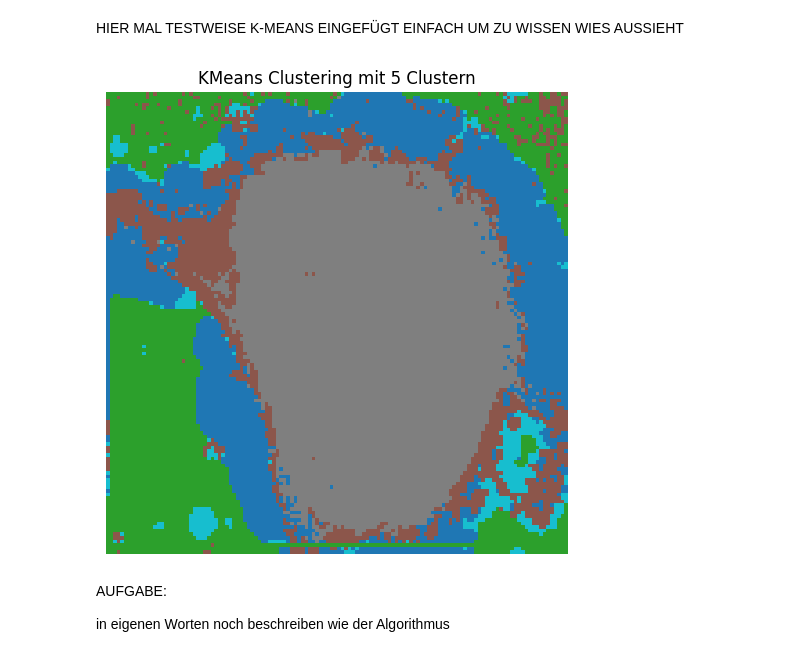
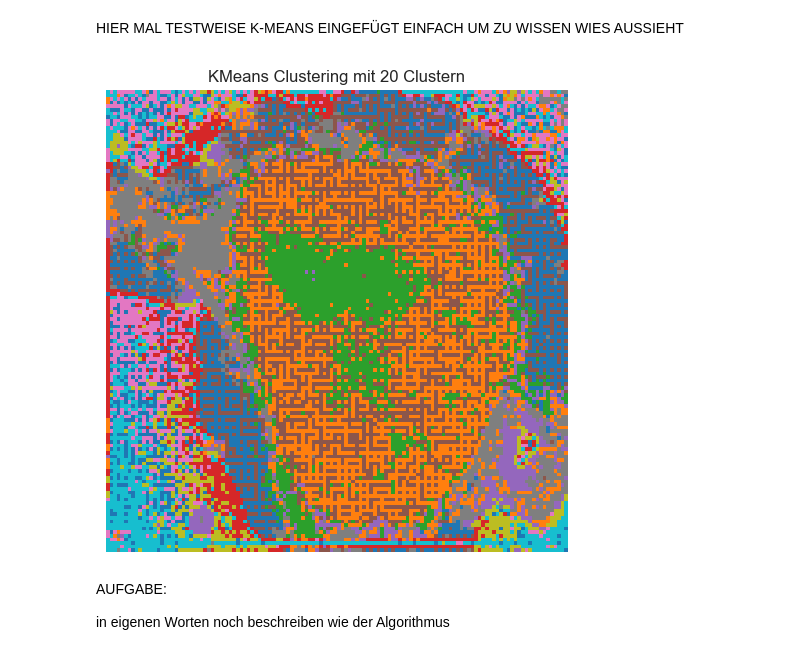
Before and after one commit to janphr03/MassSpectrometryImaging, a Jupyter notebook: Main.ipynb, the cells around one changed output. Drawn from its saved outputs; the diff is of its cells as text; code cells hidden in the pictures.

```diff
--- a/Main.ipynb
+++ b/Main.ipynb
@@ -262,30 +309,28 @@ HIER MAL TESTWEISE K-MEANS EINGEFÜGT EINFACH UM ZU WISSEN WIES AUSSIEHT
 # %%
 # Clustering – unüberwachtes Lernen auf den MSI-Daten
 # Ziel: Ähnliche Pixel anhand ihres Spektrums gruppieren (z. B. Gewebearten)
-
-
 
 # --- Schritt 1: Datenreduktion für Clustering ---
 # PCA auf z.B. 10 Dimensionen reduzieren (damit KMeans stabiler wird)
 spectral_matrix_reduced = spectral_matrix_pca
 
 # --- Schritt 2: KMeans Clustering ---
-n_clusters = 5 # Beispiel: 5 Gewebetypen / Regionen
+n_clusters = 20 # Beispiel: 5 Gewebetypen / Regionen
 kmeans = KMeans(n_clusters=n_clusters, random_state=42)
 cluster_labels = kmeans.fit_predict(spectral_matrix_reduced)
 
 # --- Schritt 3: Zurück in räumliche Form bringen ---
 height, width = ims_cube.shape[:2]
 cluster_image = cluster_labels.reshape(height, width)
 
 # --- Schritt 4: Ergebnis visualisieren ---
 plt.figure(figsize=(6, 6))
 plt.imshow(cluster_image, cmap='tab10')
 plt.title(f"KMeans Clustering mit {n_clusters} Clustern")
 plt.axis('off')
 plt.show()
 # %% [output]
-[figure, old version]
+[figure, new version]
 # %% [markdown]
 AUFGABE:
 
```
Also changed, not shown: parts of 8 cells of this notebook.
